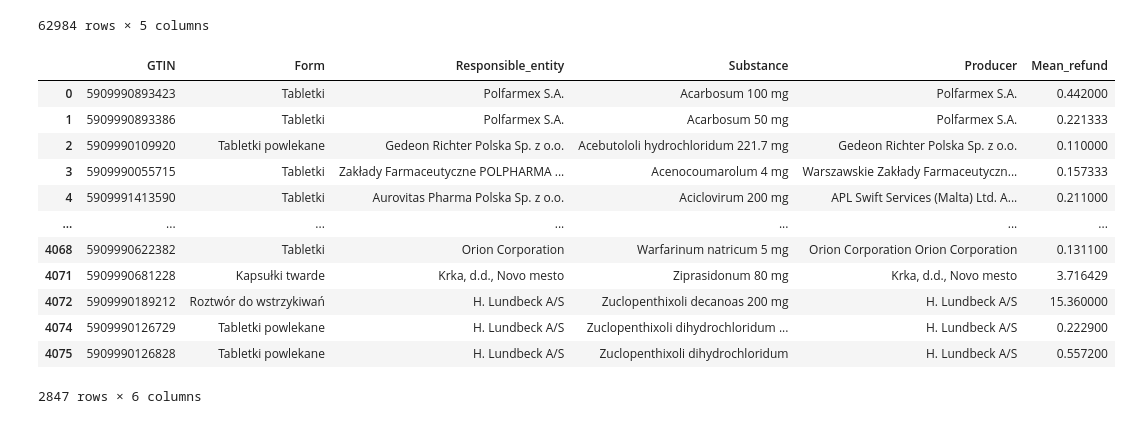
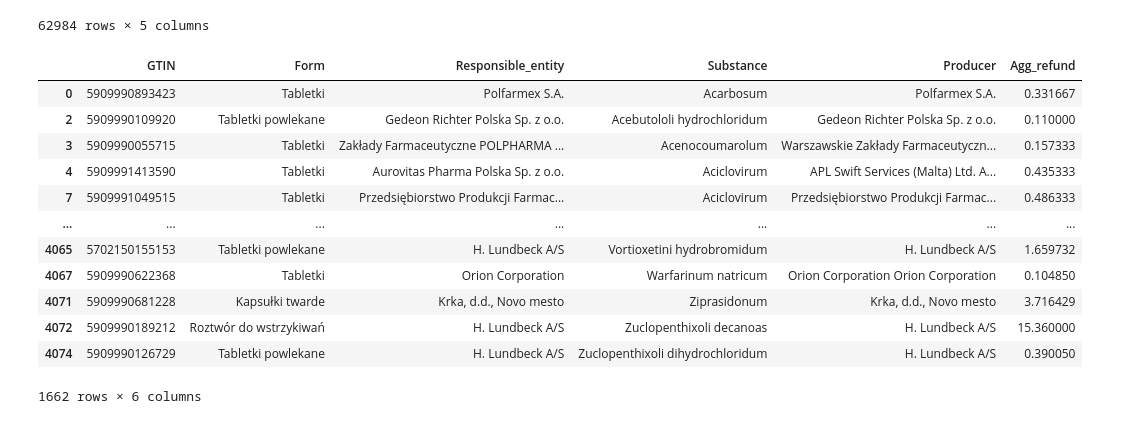
Before and after one commit to GRO4T/TASS_reimbursed_drugs_network_analysis, a Jupyter notebook: analysis.ipynb, the cells around one changed output. Saved outputs shown, nothing was run; the diff lists cells and outputs as text; code cells hidden in the pictures.

```diff
--- a/analysis.ipynb
+++ b/analysis.ipynb
@@ -8,3 +9,9 @@ import data_util
+# %%
+def extract_drug_name(s):
+    match = re.search(r'(\D+)', s)
+    if match:
+        return match.group(1).strip()
+    return ""
 # %%
 reimbursed_medicines_path = os.path.join("data", "Refundowane.xlsx")
 reimbursed_medicines_df = data_util.preprocess_reimbursed_dataset(reimbursed_medicines_path, "A1", "D,E,L,Q")
@@ -41,38 +48,51 @@ display(rpl_df)
 | 21919 | Tabletki | Medezin Sp. z o.o. | Cilostazolum 100 mg | NaN | 5909991527976 |
 | 21920 | Roztwór do wstrzykiwań | Syn Vet-Pharma Ireland Limited | Cloprostenolum natricum 0.25 mg/1 ml | V.M.D. n.v. | 5909991528027 |
 62984 rows × 5 columns
+# %%
+AVG = "mean"
+SUM = "sum"
+mode = AVG
 # %%
 merged_df = pd.merge(reimbursed_medicines_df, rpl_df, how="inner", left_on="GTIN", right_on="GTIN")
 merged_df = merged_df.rename(
     columns={
         "Postać farmaceutyczna": "Form",
         "Podmiot odpowiedzialny": "Responsible_entity",
         "Substancja czynna": "Substance",
         "Nazwa wytwórcy": "Producer",
     }
 )
 
 # Calculate refund amount per unit of medicine and drop obsolete columns
 merged_df["Producer"] = merged_df["Producer"].str.replace("\n", " ")
 merged_df["Refund_per_unit"] = merged_df["Refund_amount"] / merged_df["Package"]
 merged_df["Mean_refund"] = merged_df.groupby(["Form", "Responsible_entity", "Substance"])["Refund_per_unit"].transform("mean")
 merged_df.drop(["Refund_amount", "Refund_per_unit", "Package"], axis=1, inplace=True)
 
 # Drop duplicates - drops medicines which are being sold in different sizes
 merged_df.drop_duplicates(["Form", "Responsible_entity", "Substance", "Producer", "Mean_refund"], inplace=True)
+
+
+merged_df['Substance'] = merged_df['Substance'].apply(extract_drug_name)
+drugs_without_dosage = merged_df.copy()
+drugs_without_dosage['Agg_refund'] = drugs_without_dosage.groupby(["Form", "Responsible_entity", "Substance"])["Mean_refund"].transform(mode)
+
+merged_df = drugs_without_dosage
+merged_df.drop(['Mean_refund'],axis = 1, inplace=True)
+merged_df.drop_duplicates(["Form", "Responsible_entity", "Substance", "Producer", "Agg_refund"], inplace=True)
 display(merged_df)
 # %% [output]
-|  | GTIN | Form | Responsible_entity | Substance | Producer | Mean_refund |
-| 0 | 5909990893423 | Tabletki | Polfarmex S.A. | Acarbosum 100 mg | Polfarmex S.A. | 0.442000 |
-| 1 | 5909990893386 | Tabletki | Polfarmex S.A. | Acarbosum 50 mg | Polfarmex S.A. | 0.221333 |
-| 2 | 5909990109920 | Tabletki powlekane | Gedeon Richter Polska Sp. z o.o. | Acebutololi hydrochloridum 221.7 mg | Gedeon Richter Polska Sp. z o.o. | 0.110000 |
-| 3 | 5909990055715 | Tabletki | Zakłady Farmaceutyczne POLPHARMA ... | Acenocoumarolum 4 mg | Warszawskie Zakłady Farmaceutyczn... | 0.157333 |
-| 4 | 5909991413590 | Tabletki | Aurovitas Pharma Polska Sp. z o.o. | Aciclovirum 200 mg | APL Swift Services (Malta) Ltd. A... | 0.211000 |
+|  | GTIN | Form | Responsible_entity | Substance | Producer | Agg_refund |
+| 0 | 5909990893423 | Tabletki | Polfarmex S.A. | Acarbosum | Polfarmex S.A. | 0.331667 |
+| 2 | 5909990109920 | Tabletki powlekane | Gedeon Richter Polska Sp. z o.o. | Acebutololi hydrochloridum | Gedeon Richter Polska Sp. z o.o. | 0.110000 |
+| 3 | 5909990055715 | Tabletki | Zakłady Farmaceutyczne POLPHARMA ... | Acenocoumarolum | Warszawskie Zakłady Farmaceutyczn... | 0.157333 |
+| 4 | 5909991413590 | Tabletki | Aurovitas Pharma Polska Sp. z o.o. | Aciclovirum | APL Swift Services (Malta) Ltd. A... | 0.435333 |
+| 7 | 5909991049515 | Tabletki | Przedsiębiorstwo Produkcji Farmac... | Aciclovirum | Przedsiębiorstwo Produkcji Farmac... | 0.486333 |
 | ... | ... | ... | ... | ... | ... | ... |
-| 4068 | 5909990622382 | Tabletki | Orion Corporation | Warfarinum natricum 5 mg | Orion Corporation Orion Corporation | 0.131100 |
-| 4071 | 5909990681228 | Kapsułki twarde | Krka, d.d., Novo mesto | Ziprasidonum 80 mg | Krka, d.d., Novo mesto | 3.716429 |
-| 4072 | 5909990189212 | Roztwór do wstrzykiwań | H. Lundbeck A/S | Zuclopenthixoli decanoas 200 mg | H. Lundbeck A/S | 15.360000 |
-| 4074 | 5909990126729 | Tabletki powlekane | H. Lundbeck A/S | Zuclopenthixoli dihydrochloridum ... | H. Lundbeck A/S | 0.222900 |
-| 4075 | 5909990126828 | Tabletki powlekane | H. Lundbeck A/S | Zuclopenthixoli dihydrochloridum | H. Lundbeck A/S | 0.557200 |
+| 4065 | 5702150155153 | Tabletki powlekane | H. Lundbeck A/S | Vortioxetini hydrobromidum | H. Lundbeck A/S | 1.659732 |
+| 4067 | 5909990622368 | Tabletki | Orion Corporation | Warfarinum natricum | Orion Corporation Orion Corporation | 0.104850 |
+| 4071 | 5909990681228 | Kapsułki twarde | Krka, d.d., Novo mesto | Ziprasidonum | Krka, d.d., Novo mesto | 3.716429 |
+| 4072 | 5909990189212 | Roztwór do wstrzykiwań | H. Lundbeck A/S | Zuclopenthixoli decanoas | H. Lundbeck A/S | 15.360000 |
+| 4074 | 5909990126729 | Tabletki powlekane | H. Lundbeck A/S | Zuclopenthixoli dihydrochloridum | H. Lundbeck A/S | 0.390050 |
-2847 rows × 6 columns
+1662 rows × 6 columns
 # %%
```
Also changed, not shown: parts of 4 cells of this notebook, 1 other file.
